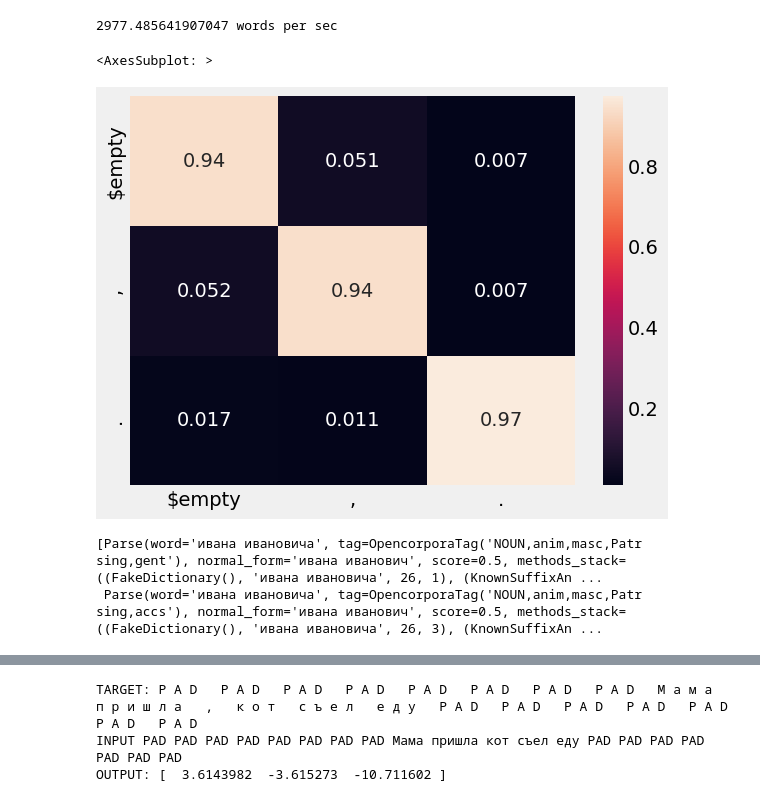
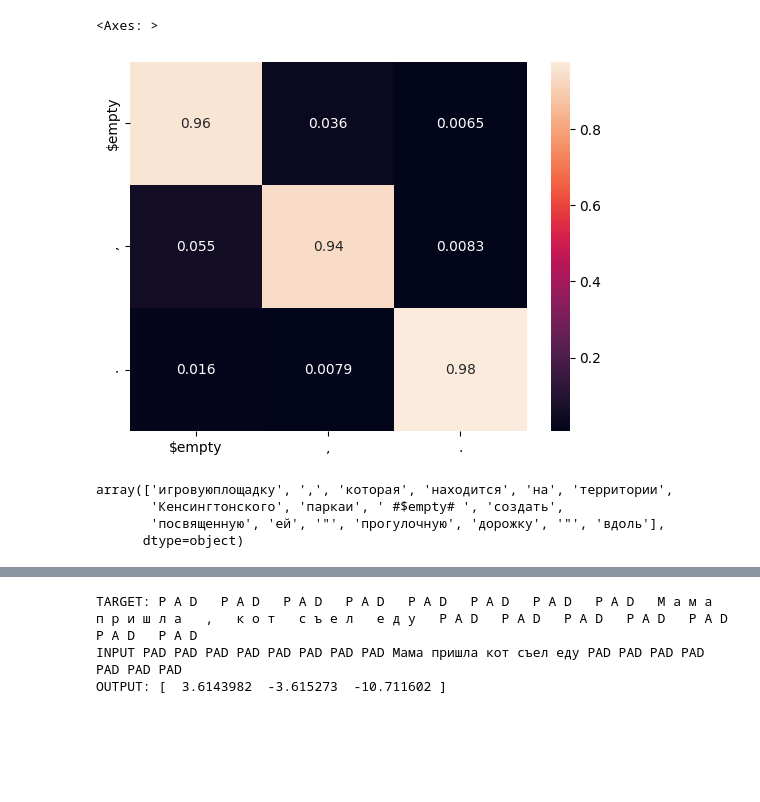
Before and after one commit to misha1sh/audio-ml, a Jupyter notebook: lib/train.ipynb, the cells around one changed output, grey strips where cells are left out. Drawn from its saved outputs; the diff is of its cells as text; code cells hidden in the pictures; blank space fills up the shorter version.

```diff
--- a/lib/train.ipynb
+++ b/lib/train.ipynb
@@ -174,0 +31,20 @@ trainer.model = torch.load("model.v1", map_location=torch.device('cuda:0'))
+# %%
+with open("results/some_model_CLASS.dill", "rb") as file:
+    Model = dill.load(file)
+model = torch.load("results/some_model.pt", map_location=torch.device('cpu')) #).v1", map_location=torch.device('cuda:0'))
+
+with open("results/storage_path.dill", "rb") as file:
+    storage_path = dill.load(file)
+with open("results/test_indices.dill", "rb") as file:
+    test_indices = dill.load(file)
+
+storage = Storage(str(storage_path))
+params = storage.get_meta("params")
+
+is_infected = storage.get("is_infected", 10)[:len(test_indices)]
+# test_indices = ~is_infected
+x_test = storage.get("x", 0)[:len(test_indices)][test_indices].float()
+y_test = storage.get("y", 0)[:len(test_indices)][test_indices].float()
+text_res = np.array(storage.get("text_res", 0), dtype='object')[:len(test_indices)][test_indices.numpy()]
+
+#[i] for i in range(len(test_indices)) if test_indices[i]]
@@ -215,13 +87,0 @@ ZeroDivisionError: division by zero
-# %%
-model = trainer.model.to('cpu:0')
-
-from timeit import default_timer as timer
-start = timer()
-with torch.no_grad():
-    trainer.model(trainer.dataset.x_test)
-end = timer()
-print(len(trainer.dataset.x_test) / (end - start) / 32, "words per sec")
-
-_ = trainer.model.cuda()
-# %% [output]
-2977.485641907047 words per sec
@@ -230,26 +88,29 @@ torch.save(trainer.model, "model.v1")
 # %%
 with torch.no_grad():
-    trainer.model.eval()
-    y_test_pred = trainer.model(trainer.dataset.x_test.to(trainer.device))
+    model.eval()
+    model.cpu()
+    y_test_pred = model(x_test)
     _, y_pred_tags = torch.max(y_test_pred, dim = 1)
-    y_pred = y_pred_tags.cpu().numpy()
-    _, y_test_tags = torch.max(trainer.dataset.y_test, dim = 1)
-    y_test = y_test_tags.cpu().numpy()
+    y_pred_ = y_pred_tags.cpu().numpy()
+    _, y_test_tags = torch.max(y_test, dim = 1)
+    y_test_ = y_test_tags.cpu().numpy()
 
 import pandas as pd
 import seaborn as sns
 from sklearn.metrics import confusion_matrix
-confusion_matrix_df = pd.DataFrame(confusion_matrix(y_test, y_pred, normalize="true")).rename(
+confusion_matrix_df = pd.DataFrame(confusion_matrix(y_test_, y_pred_, normalize="true")).rename(
         columns=params['ID_TO_PUNCTUATION'], index=params['ID_TO_PUNCTUATION'])
 sns.heatmap(confusion_matrix_df, annot=True)
 # %% [output]
-<AxesSubplot: >
+<Axes: >
-[figure, old version]
+[figure, new version]
-# %%
-morph.parse("Ивана Ивановича")
-# %% [output]
-[Parse(word='ивана ивановича', tag=OpencorporaTag('NOUN,anim,masc,Patr sing,gent'), normal_form='ивана иванович', score=0.5, methods_stack=((FakeDictionary(), 'ивана ивановича', 26, 1), (KnownSuffixAn ...
- Parse(word='ивана ивановича', tag=OpencorporaTag('NOUN,anim,masc,Patr sing,accs'), normal_form='ивана иванович', score=0.5, methods_stack=((FakeDictionary(), 'ивана ивановича', 26, 3), (KnownSuffixAn ...
+# %%
+text_res[300]
+# %% [output]
+array(['игровуюплощадку', ',', 'которая', 'находится', 'на', 'территории',
+       'Кенсингтонского', 'паркаи', ' #$empty# ', 'создать',
+       'посвященную', 'ей', '"', 'прогулочную', 'дорожку', '"', 'вдоль'],
+      dtype=object)
 # %%
 import shap
 import scipy as sp
```
Also changed, not shown: parts of 32 cells of this notebook, 19 other files.
